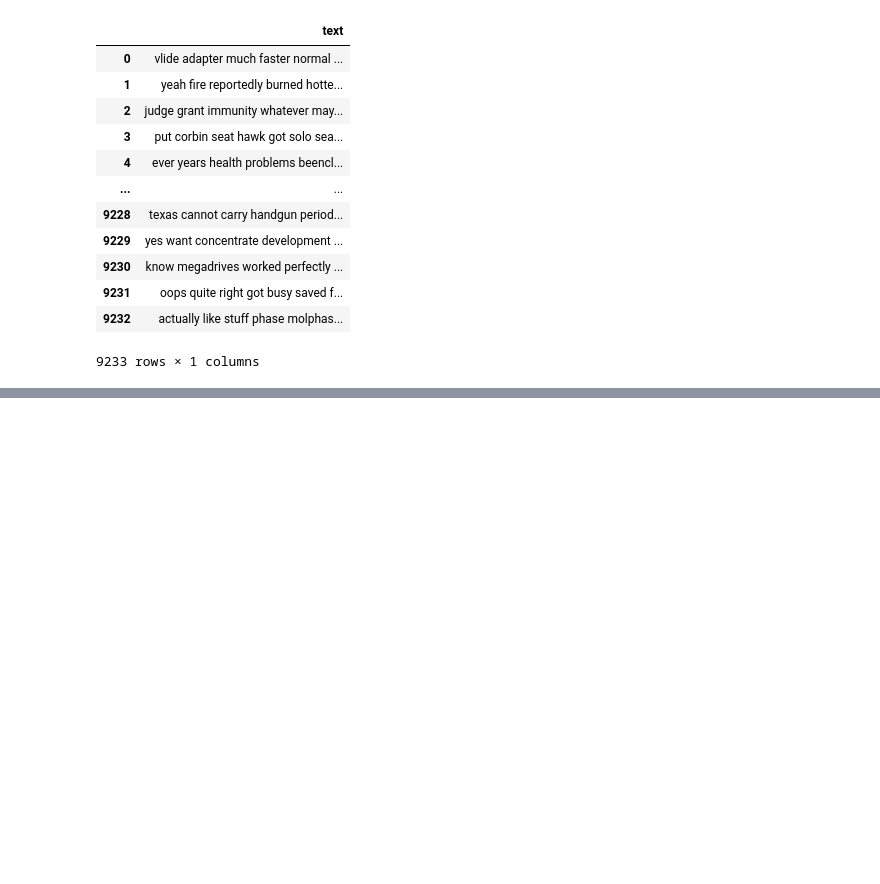
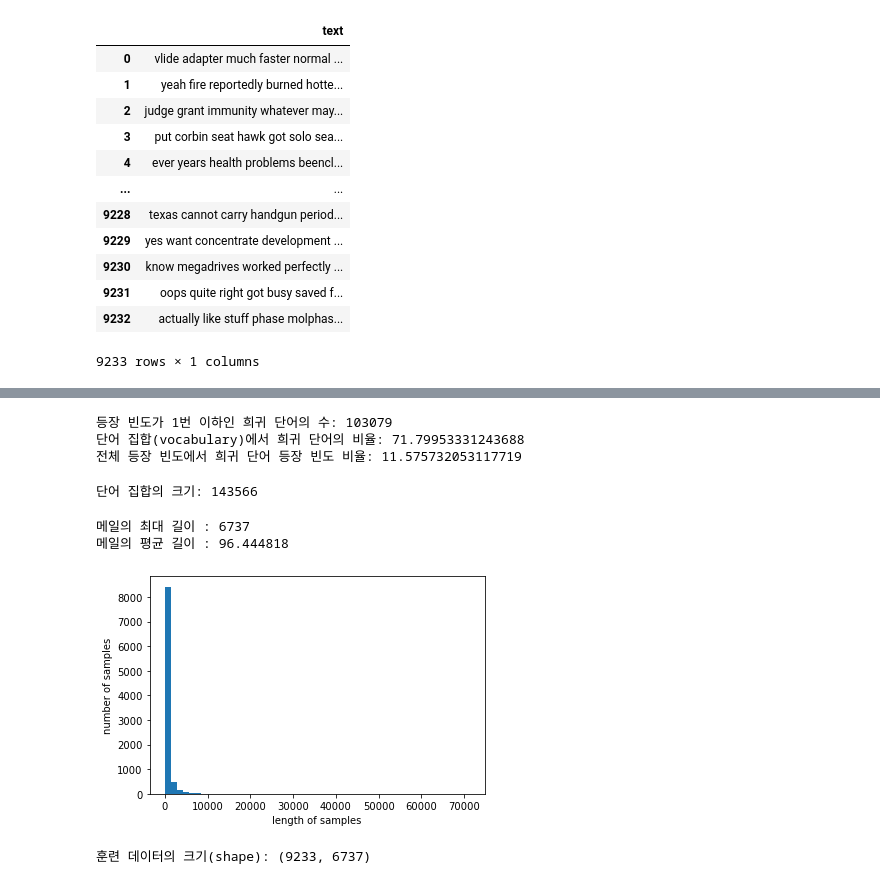
Before and after one commit to SubinKim22/project, a Jupyter notebook: news_group.ipynb, the cells around one changed output, grey strips where cells are left out. Drawn from its saved outputs; the diff is of its cells as text; code cells hidden in the pictures; blank space fills up the shorter version.

```diff
--- a/news_group.ipynb
+++ b/news_group.ipynb
@@ -422,4 +505,0 @@ from tensorflow.keras.layers import Dense,Flatten,Embedding
-# %%
-token = Tokenizer()
-token.fit_on_texts(train_X)
-print(token.word_index)
@@ -443,5 +505,0 @@ plt.show()
-# %%
-tokenizer = Tokenizer()
-tokenizer.fit_on_texts(train_X)
-train_X_encoded = tokenizer.texts_to_sequences(train_X)
-print(train_X_encoded[:5])
@@ -589,0 +634,2 @@ array([   1,    2,    3, ..., 9230, 9231, 9232])
+# %%
+X_train = train_X
@@ -589,0 +644,5 @@ array([   1,    2,    3, ..., 9230, 9231, 9232])
+# %%
+tokenizer = Tokenizer()
+tokenizer.fit_on_texts(X_train)
+X_train_encoded = tokenizer.texts_to_sequences(X_train)
+print(X_train_encoded[:5])
@@ -589,0 +665,45 @@ array([   1,    2,    3, ..., 9230, 9231, 9232])
+# %%
+threshold = 2
+total_cnt = len(word_to_index) # 단어의 수
+rare_cnt = 0 # 등장 빈도수가 threshold보다 작은 단어의 개수를 카운트
+total_freq = 0 # 훈련 데이터의 전체 단어 빈도수 총 합
+rare_freq = 0 # 등장 빈도수가 threshold보다 작은 단어의 등장 빈도수의 총 합
+
+# 단어와 빈도수의 쌍(pair)을 key와 value로 받는다.
+for key, value in tokenizer.word_counts.items():
+    total_freq = total_freq + value
+
+    # 단어의 등장 빈도수가 threshold보다 작으면
+    if(value < threshold):
+        rare_cnt = rare_cnt + 1
+        rare_freq = rare_freq + value
+
+print('등장 빈도가 %s번 이하인 희귀 단어의 수: %s'%(threshold - 1, rare_cnt))
+print("단어 집합(vocabulary)에서 희귀 단어의 비율:", (rare_cnt / total_cnt)*100)
+print("전체 등장 빈도에서 희귀 단어 등장 빈도 비율:", (rare_freq / total_freq)*100)
+# %% [output]
+등장 빈도가 1번 이하인 희귀 단어의 수: 103079
+단어 집합(vocabulary)에서 희귀 단어의 비율: 71.79953331243688
+전체 등장 빈도에서 희귀 단어 등장 빈도 비율: 11.575732053117719
+# %%
+vocab_size = len(word_to_index) + 1
+print('단어 집합의 크기: {}'.format((vocab_size)))
+# %% [output]
+단어 집합의 크기: 143566
+# %%
+print('메일의 최대 길이 : %d' % max(len(sample) for sample in X_train_encoded))
+print('메일의 평균 길이 : %f' % (sum(map(len, X_train_encoded))/len(X_train_encoded)))
+plt.hist([len(sample) for sample in X_train], bins=50)
+plt.xlabel('length of samples')
+plt.ylabel('number of samples')
+plt.show()
+# %% [output]
+메일의 최대 길이 : 6737
+메일의 평균 길이 : 96.444818
+[figure, added]
+# %%
+max_len = 6737
+X_train_padded = pad_sequences(X_train_encoded, maxlen = max_len)
+print("훈련 데이터의 크기(shape):", X_train_padded.shape)
+# %% [output]
+훈련 데이터의 크기(shape): (9233, 6737)
```
Also changed, not shown: parts of 75 cells of this notebook.
